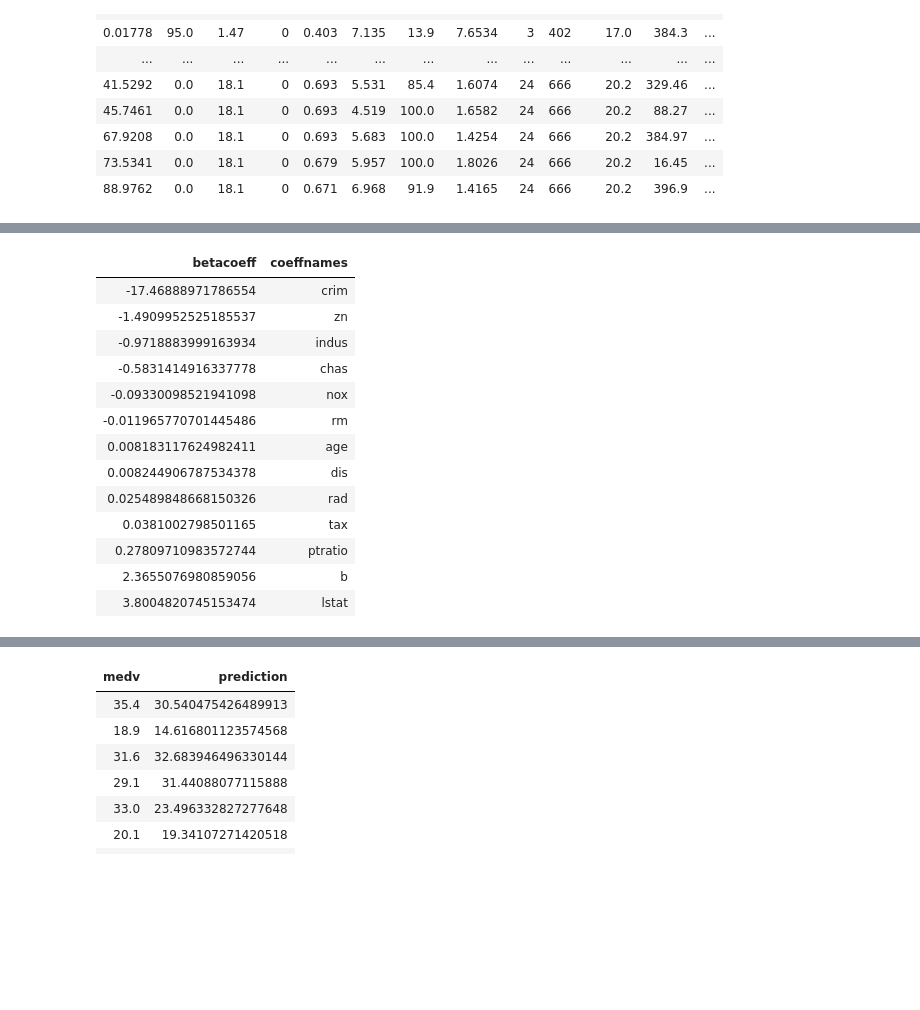
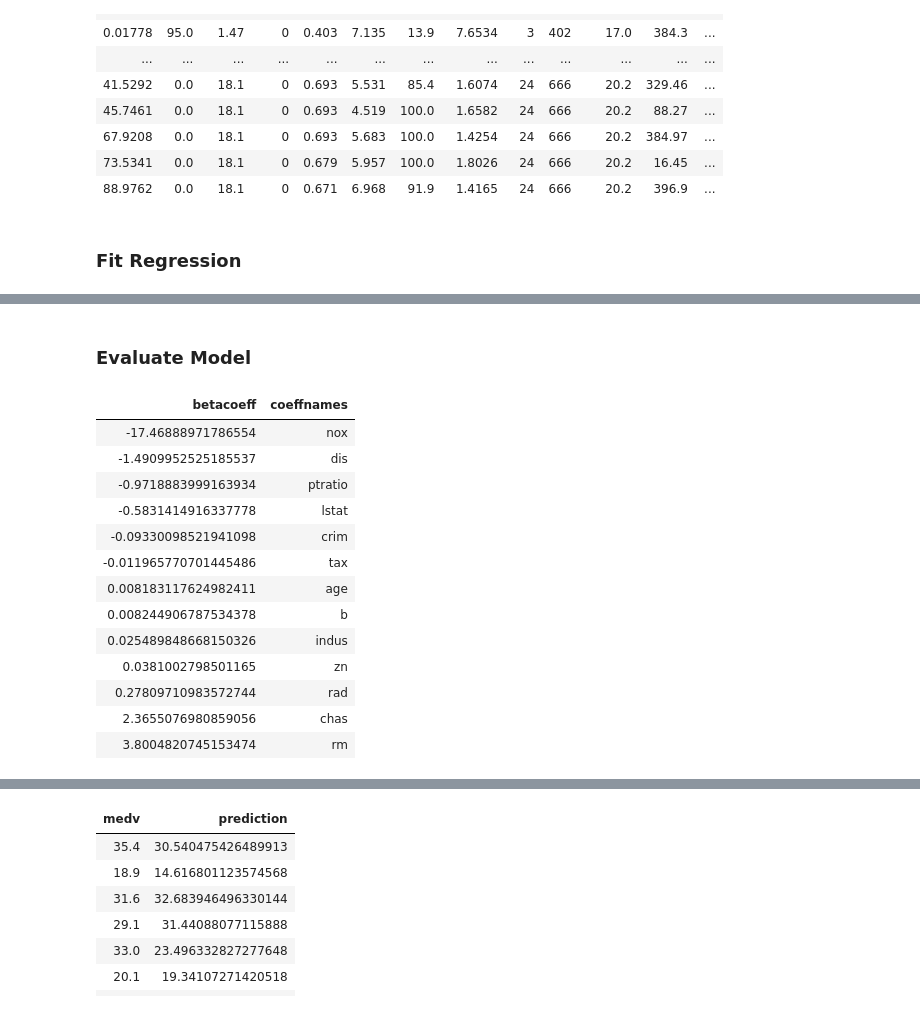
Before and after one commit to IvanNardini/Databricks_MLflow_GCP, a Jupyter notebook: 2_notebooks/ModelDevelopment.ipynb, the cells around one changed output, grey strips where cells are left out. Cells and saved outputs as stored; diff of their text form; code cells hidden in the pictures; blank space fills up the shorter version.

```diff
--- a/2_notebooks/ModelDevelopment.ipynb
+++ b/2_notebooks/ModelDevelopment.ipynb
@@ -328,4 +353,6 @@ display(abt_train)
 | 67.9208 | 0.0 | 18.1 | 0 | 0.693 | 5.683 | 100.0 | 1.4254 | 24 | 666 | 20.2 | 384.97 | ... |
 | 73.5341 | 0.0 | 18.1 | 0 | 0.679 | 5.957 | 100.0 | 1.8026 | 24 | 666 | 20.2 | 16.45 | ... |
 | 88.9762 | 0.0 | 18.1 | 0 | 0.671 | 6.968 | 91.9 | 1.4165 | 24 | 666 | 20.2 | 396.9 | ... |
+# %% [markdown]
+### Fit Regression
 # %%
@@ -334,25 +363,28 @@ lr = LinearRegression(featuresCol = 'features', labelCol = 'medv', maxIter=10)
 lrModel = lr.fit(abt_train)
 # %% [output]
 [interactive output not drawn]
+# %% [markdown]
+### Evaluate Model
 # %%
-beta = pd.DataFrame(np.sort(lrModel.coefficients), columns=['betacoeff'])
+# Interpret the Coefficients
+
+beta = pd.DataFrame(np.array(lrModel.coefficients), columns=['betacoeff'])
 beta['coeffnames'] = features
+beta.sort_values(by='betacoeff', inplace=True)
 display(beta)
-
-lrModel.featuresCol
 # %% [output]
 | betacoeff | coeffnames |
-| -17.46888971786554 | crim |
-| -1.4909952525185537 | zn |
-| -0.9718883999163934 | indus |
-| -0.5831414916337778 | chas |
-| -0.09330098521941098 | nox |
-| -0.011965770701445486 | rm |
+| -17.46888971786554 | nox |
+| -1.4909952525185537 | dis |
+| -0.9718883999163934 | ptratio |
+| -0.5831414916337778 | lstat |
+| -0.09330098521941098 | crim |
+| -0.011965770701445486 | tax |
 | 0.008183117624982411 | age |
-| 0.008244906787534378 | dis |
-| 0.025489848668150326 | rad |
-| 0.0381002798501165 | tax |
-| 0.27809710983572744 | ptratio |
-| 2.3655076980859056 | b |
-| 3.8004820745153474 | lstat |
+| 0.008244906787534378 | b |
+| 0.025489848668150326 | indus |
+| 0.0381002798501165 | zn |
+| 0.27809710983572744 | rad |
+| 2.3655076980859056 | chas |
+| 3.8004820745153474 | rm |
 # %%
```
Also changed, not shown: parts of 14 cells of this notebook.
